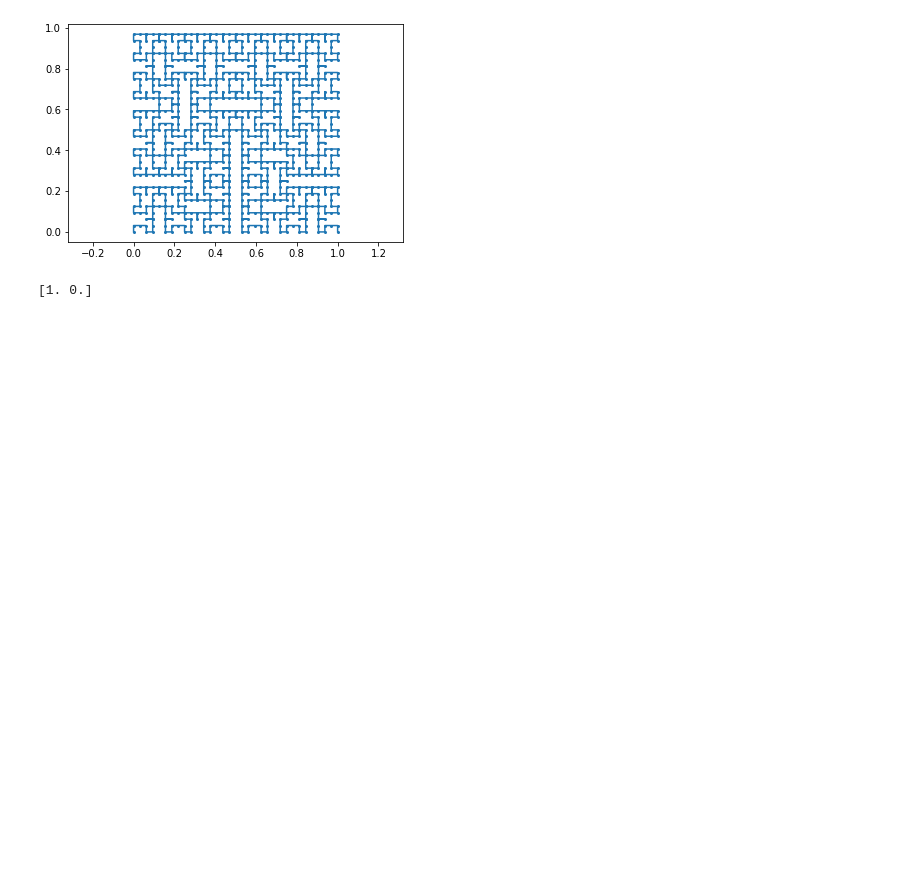
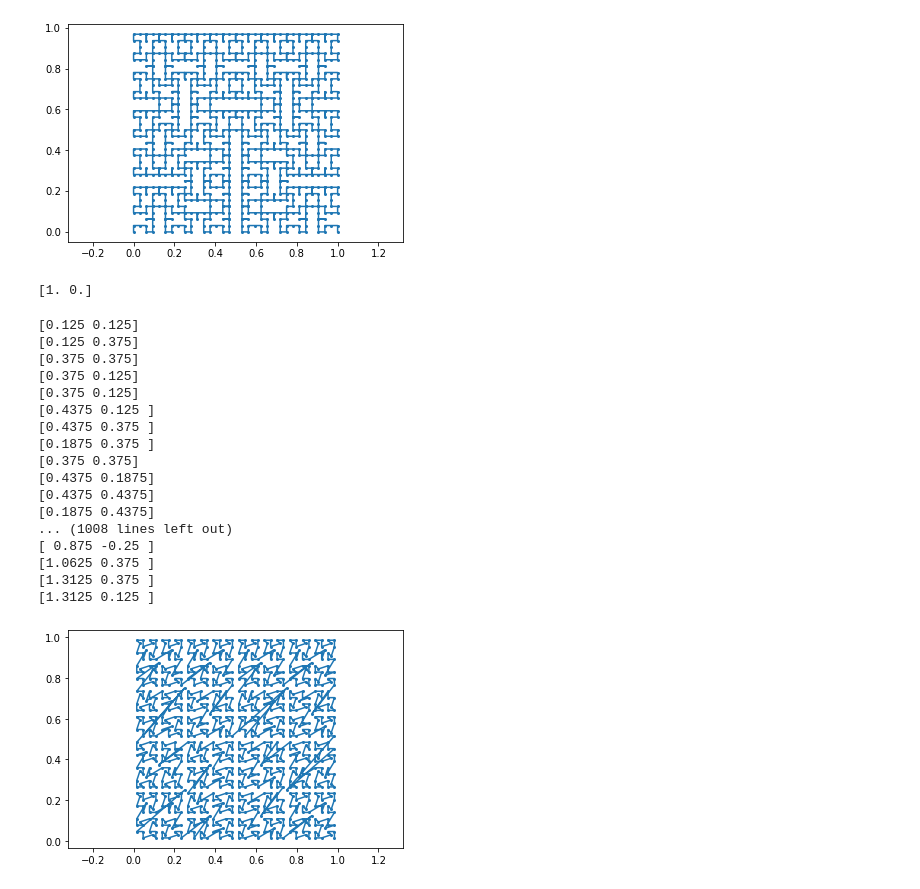
Before and after one commit to NIE0087/BP---prostor-vyplnujici-krivky, a Jupyter notebook: example.ipynb, the cells around one changed output. Drawn from its saved outputs; the diff is of its cells as text; code cells hidden in the pictures; blank space fills up the shorter version.

```diff
--- a/example.ipynb
+++ b/example.ipynb
@@ -111,4 +111,26 @@ print(h2d.hilbert_polygon_point(1.0,n))
 Bod na aproximačním polygonu: [0.1875 0.4   ]
 [figure]
 [1. 0.]
+# %%
+h2d = Hilbert2D(10)
+h2d.plot_nicer_hilbert_polygon(5)
+# %% [output]
+[0.125 0.125]
+[0.125 0.375]
+[0.375 0.375]
+[0.375 0.125]
+[0.375 0.125]
+[0.4375 0.125 ]
+[0.4375 0.375 ]
+[0.1875 0.375 ]
+[0.375 0.375]
+[0.4375 0.1875]
+[0.4375 0.4375]
+[0.1875 0.4375]
+... (1008 lines left out)
+[ 0.875 -0.25 ]
+[1.0625 0.375 ]
+[1.3125 0.375 ]
+[1.3125 0.125 ]
+[figure, added]
 # %%
```
Also changed, not shown: parts of 2 cells of this notebook, 2 other files.
